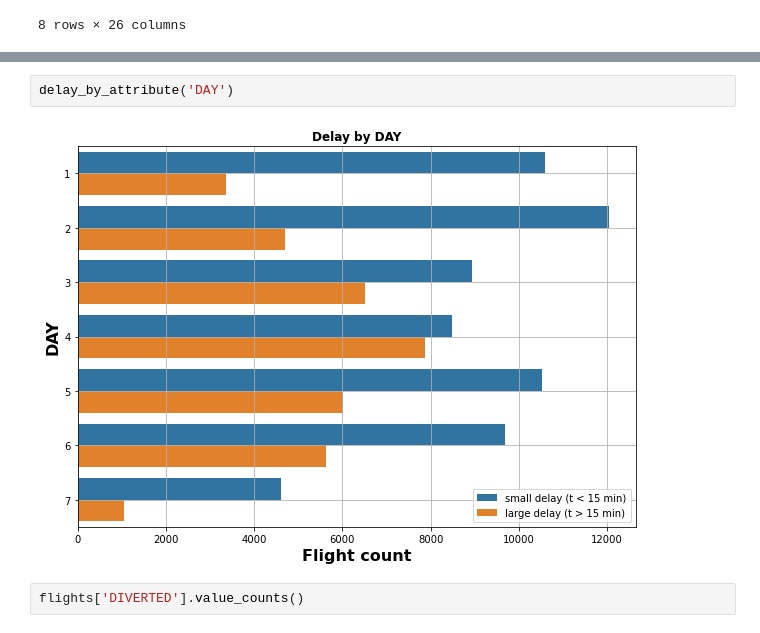
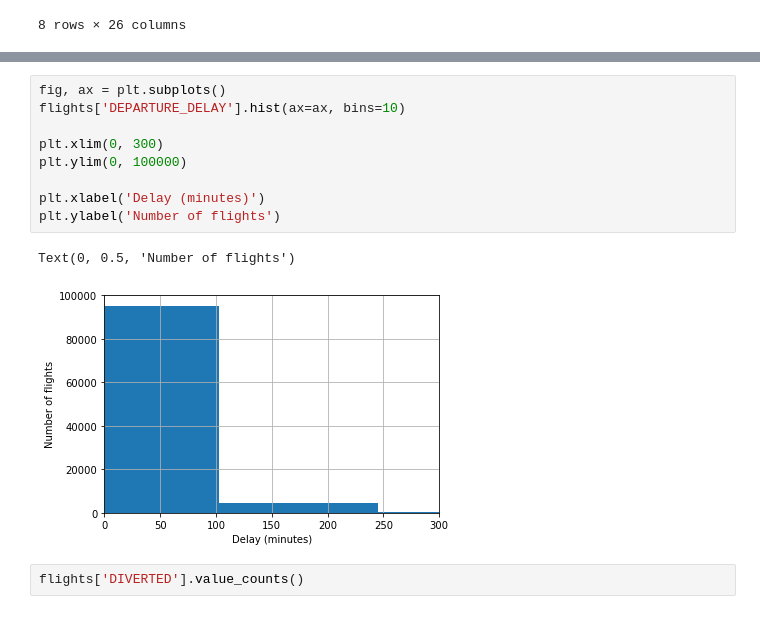
Before and after one commit to ujjwalprakash25/Flight_Delay_Prediction, a Jupyter notebook: Fights_mission04.ipynb, the cells around one changed output, grey strips where cells are left out. Cells and saved outputs as stored; diff of their text form.

```diff
--- a/Fights_mission04.ipynb
+++ b/Fights_mission04.ipynb
@@ -100,7 +79,15 @@ delay_by_attribute('MONTH')
-# %%
-delay_by_attribute('DAY')
-# %% [output]
-[figure, removed]
+# %%
+fig, ax = plt.subplots()
+flights['DEPARTURE_DELAY'].hist(ax=ax, bins=10)
+
+plt.xlim(0, 300)
+plt.ylim(0, 100000)
+
+plt.xlabel('Delay (minutes)')
+plt.ylabel('Number of flights')
+# %% [output]
+Text(0, 0.5, 'Number of flights')
+[figure, added]
 # %%
 flights['DIVERTED'].value_counts()
 # %% [output]
```
Also changed, not shown: parts of 2 cells of this notebook.
